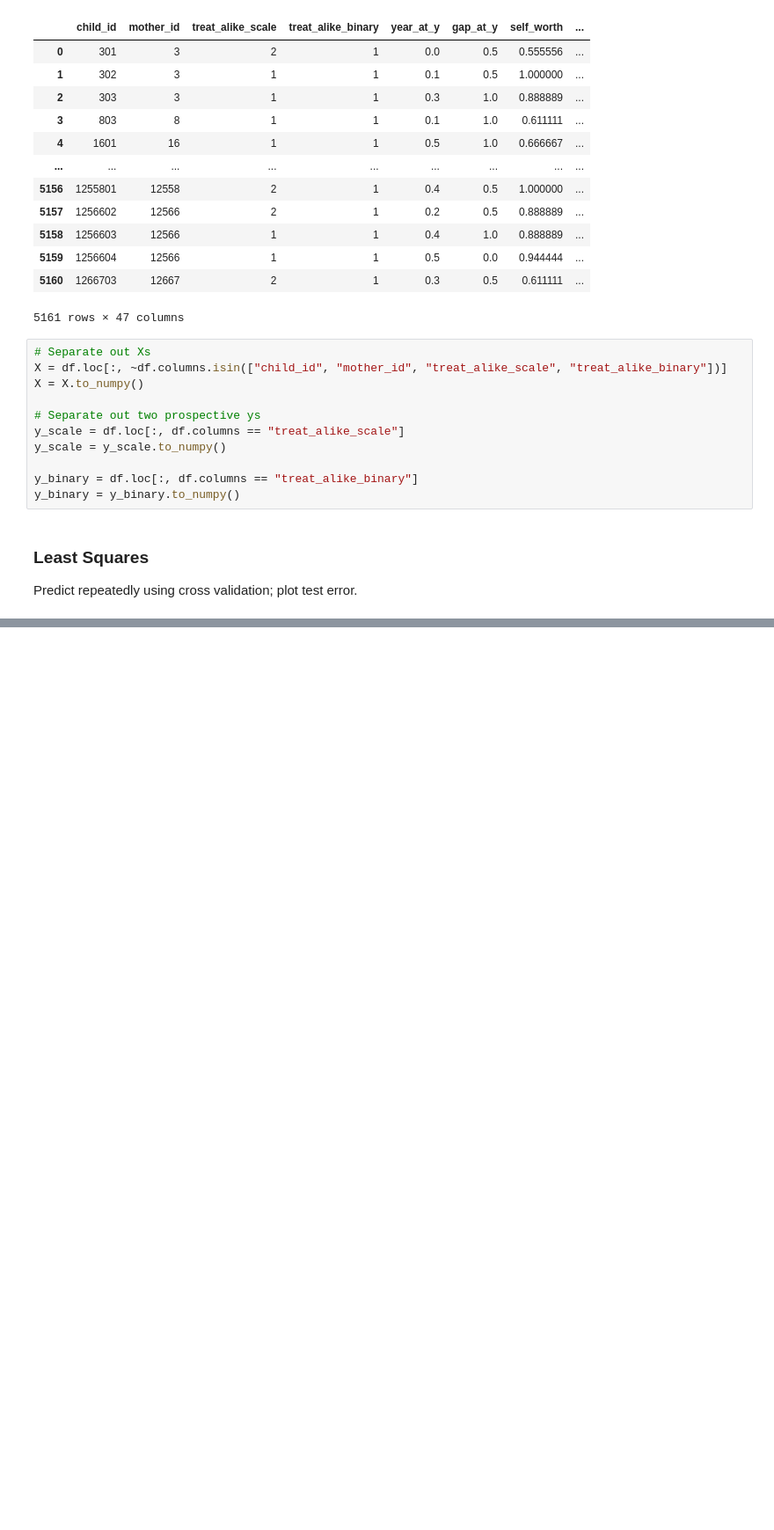
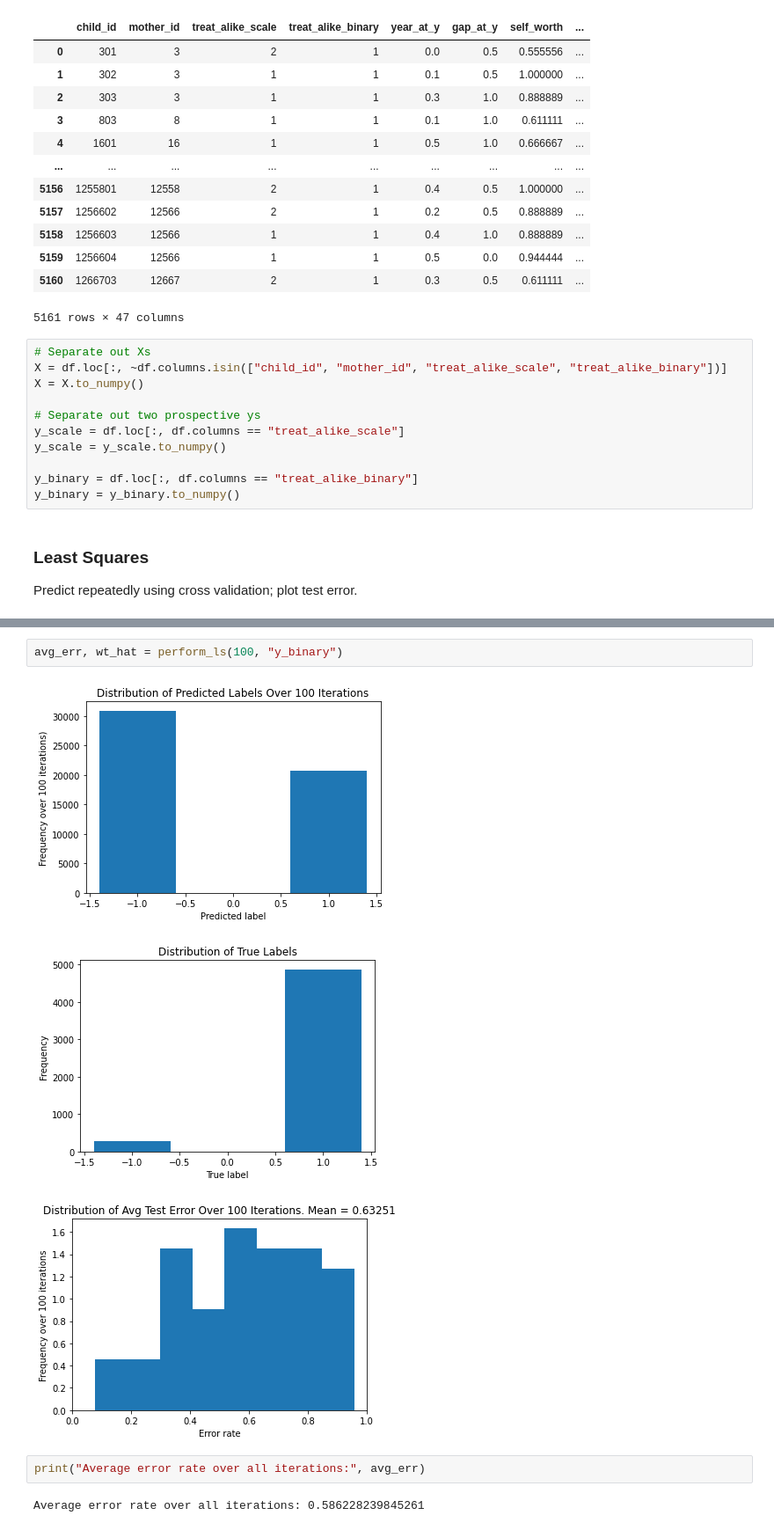
Before and after one commit to cvilter/mother-child-attitudes, a Jupyter notebook: models.ipynb, the cells around one changed output, grey strips where cells are left out. Shown at 88% size. Drawn from its saved outputs; the diff is of its cells as text; blank space fills up the shorter version.

```diff
--- a/models.ipynb
+++ b/models.ipynb
@@ -159,0 +201,10 @@ array([[ 4.07025669e+16],
+# %%
+avg_err, wt_hat = perform_ls(100, "y_binary")
+# %% [output]
+[figure, added]
+[figure, added]
+[figure, added]
+# %%
+print("Average error rate over all iterations:", avg_err)
+# %% [output]
+Average error rate over all iterations: 0.586228239845261
```
Also changed, not shown: parts of 10 cells of this notebook.
